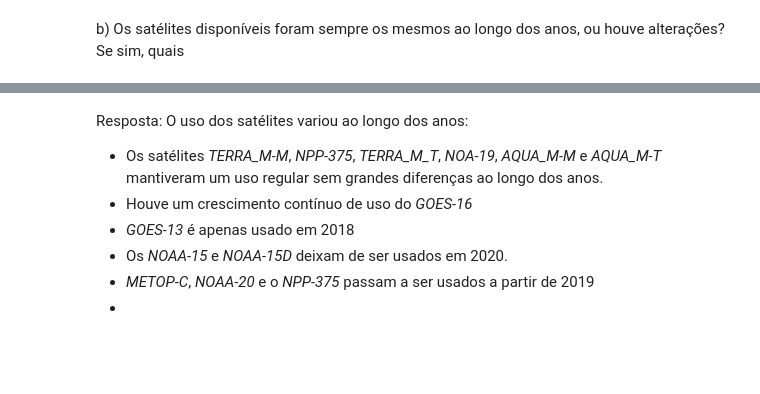
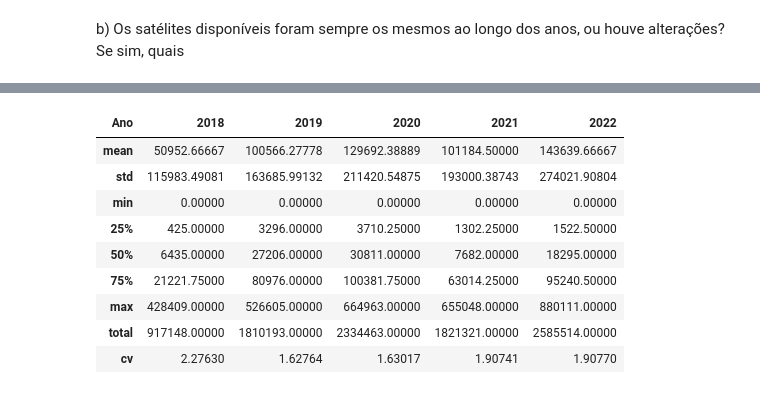
Before and after one commit to Miguel-Rodrigues/ipp.mi.data-science-programming, a Jupyter notebook: src/projeto1/Projeto1.ipynb, the cells around one changed output, grey strips where cells are left out. Saved outputs shown, nothing was run; the diff lists cells and outputs as text; code cells hidden in the pictures; blank space fills up the shorter version.

```diff
--- a/src/projeto1/Projeto1.ipynb
+++ b/src/projeto1/Projeto1.ipynb
@@ -229,8 +238,17 @@ plt.show()
-# %% [markdown]
-Resposta: O uso dos satélites variou ao longo dos anos:
-- Os satélites *TERRA_M-M*, *NPP-375*, *TERRA_M_T*, *NOA-19*, *AQUA_M-M* e *AQUA_M-T*  mantiveram um uso regular sem grandes diferenças ao longo dos anos.
-- Houve um crescimento contínuo de uso do *GOES-16*
-- *GOES-13* é apenas usado em 2018
-- Os *NOAA-15* e *NOAA-15D* deixam de ser usados em 2020.
-- *METOP-C*, *NOAA-20* e o *NPP-375* passam a ser usados a partir de 2019
--
+# %%
+descricao = satelites_por_ano.describe().drop('count')
+descricao.loc["total"] = satelites_por_ano.sum()
+descricao.loc["cv"] = descricao.loc['std'] / descricao.loc['mean']
+descricao = descricao.map(lambda x: f"{x:.5f}")
+descricao
+# %% [output]
+| Ano | 2018 | 2019 | 2020 | 2021 | 2022 |
+| mean | 50952.66667 | 100566.27778 | 129692.38889 | 101184.50000 | 143639.66667 |
+| std | 115983.49081 | 163685.99132 | 211420.54875 | 193000.38743 | 274021.90804 |
+| min | 0.00000 | 0.00000 | 0.00000 | 0.00000 | 0.00000 |
+| 25% | 425.00000 | 3296.00000 | 3710.25000 | 1302.25000 | 1522.50000 |
+| 50% | 6435.00000 | 27206.00000 | 30811.00000 | 7682.00000 | 18295.00000 |
+| 75% | 21221.75000 | 80976.00000 | 100381.75000 | 63014.25000 | 95240.50000 |
+| max | 428409.00000 | 526605.00000 | 664963.00000 | 655048.00000 | 880111.00000 |
+| total | 917148.00000 | 1810193.00000 | 2334463.00000 | 1821321.00000 | 2585514.00000 |
+| cv | 2.27630 | 1.62764 | 1.63017 | 1.90741 | 1.90770 |
```
Also changed, not shown: parts of 46 cells of this notebook, 2 other files.
